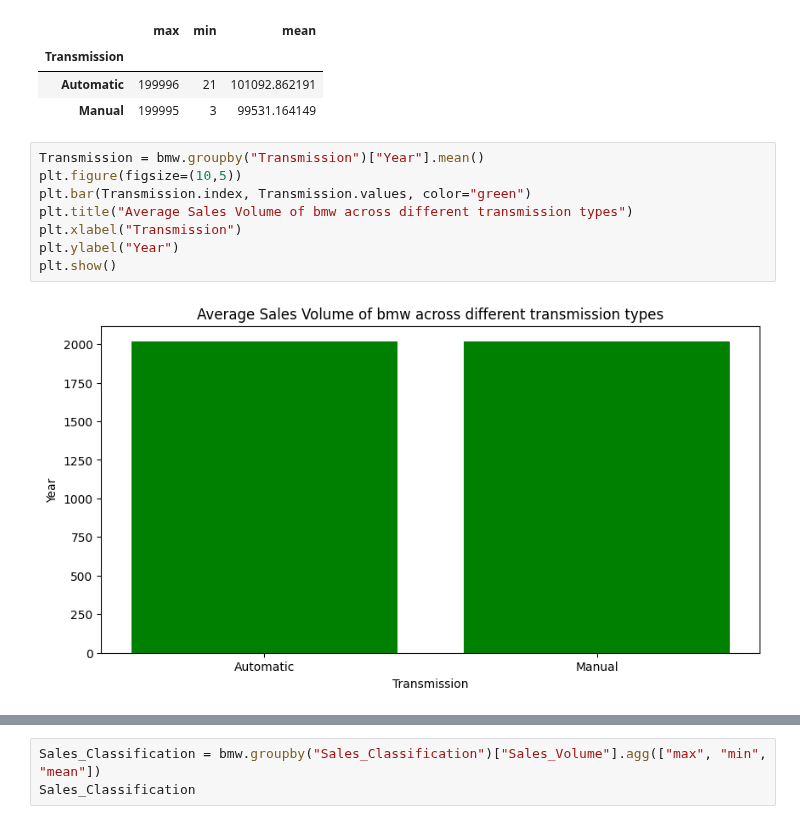
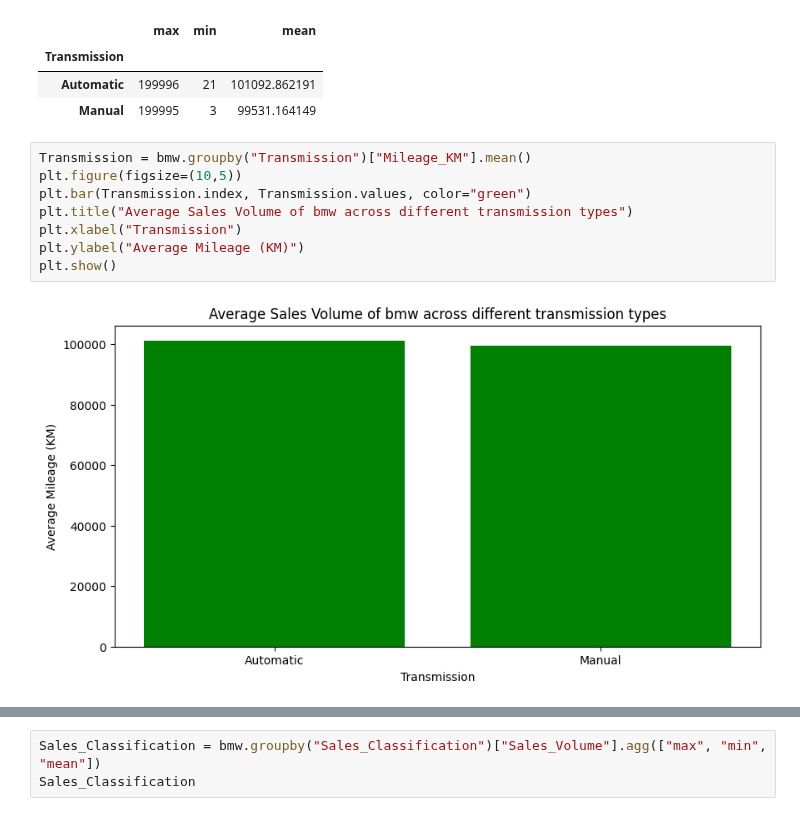
Before and after one commit to subashveda2-lgtm/Data-Science-and-analysis, a Jupyter notebook: project1.ipynb, the cells around one changed output, grey strips where cells are left out. Cells and saved outputs as stored; diff of their text form.

```diff
--- a/project1.ipynb
+++ b/project1.ipynb
@@ -691,12 +773,12 @@ Transmission
 | Automatic | 199996 | 21 | 101092.862191 |
 | Manual | 199995 | 3 | 99531.164149 |
 # %%
-Transmission = bmw.groupby("Transmission")["Year"].mean()
+Transmission = bmw.groupby("Transmission")["Mileage_KM"].mean()
 plt.figure(figsize=(10,5))
 plt.bar(Transmission.index, Transmission.values, color="green")
 plt.title("Average Sales Volume of bmw across different transmission types")
 plt.xlabel("Transmission")
-plt.ylabel("Year")
+plt.ylabel("Average Mileage (KM)")
 plt.show()
 # %% [output]
-[figure, old version]
+[figure, new version]
```
Also changed, not shown: parts of 42 cells of this notebook.
